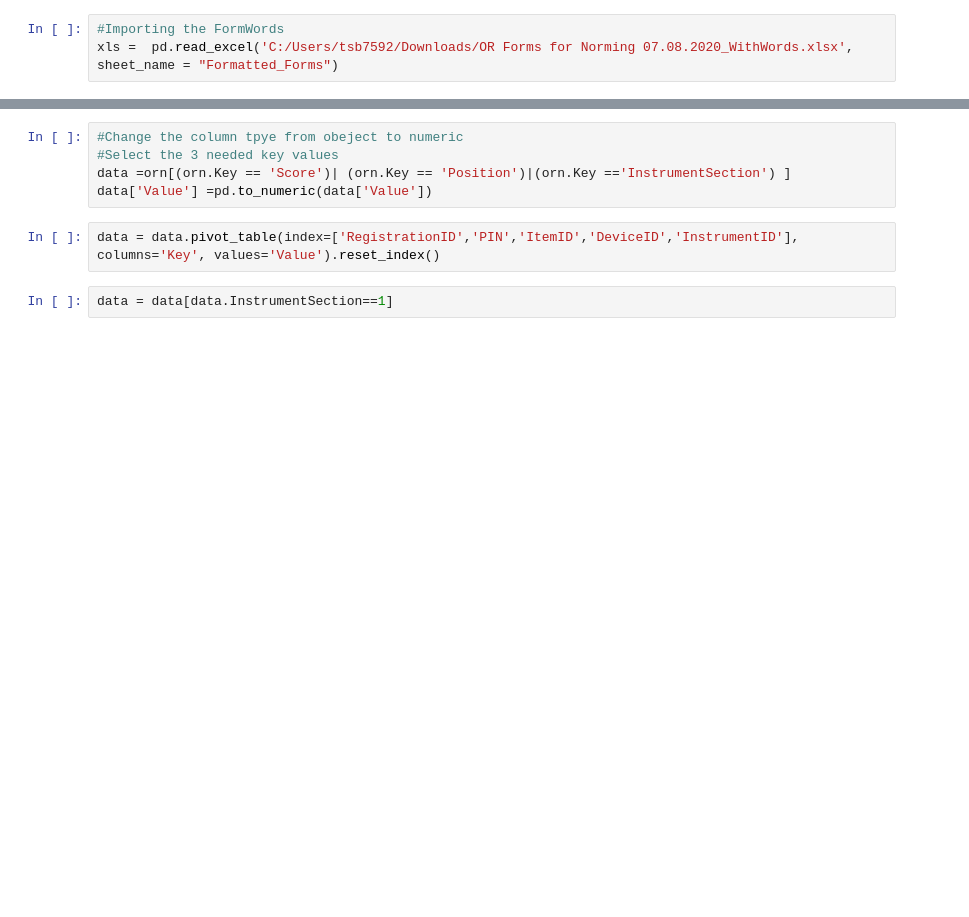
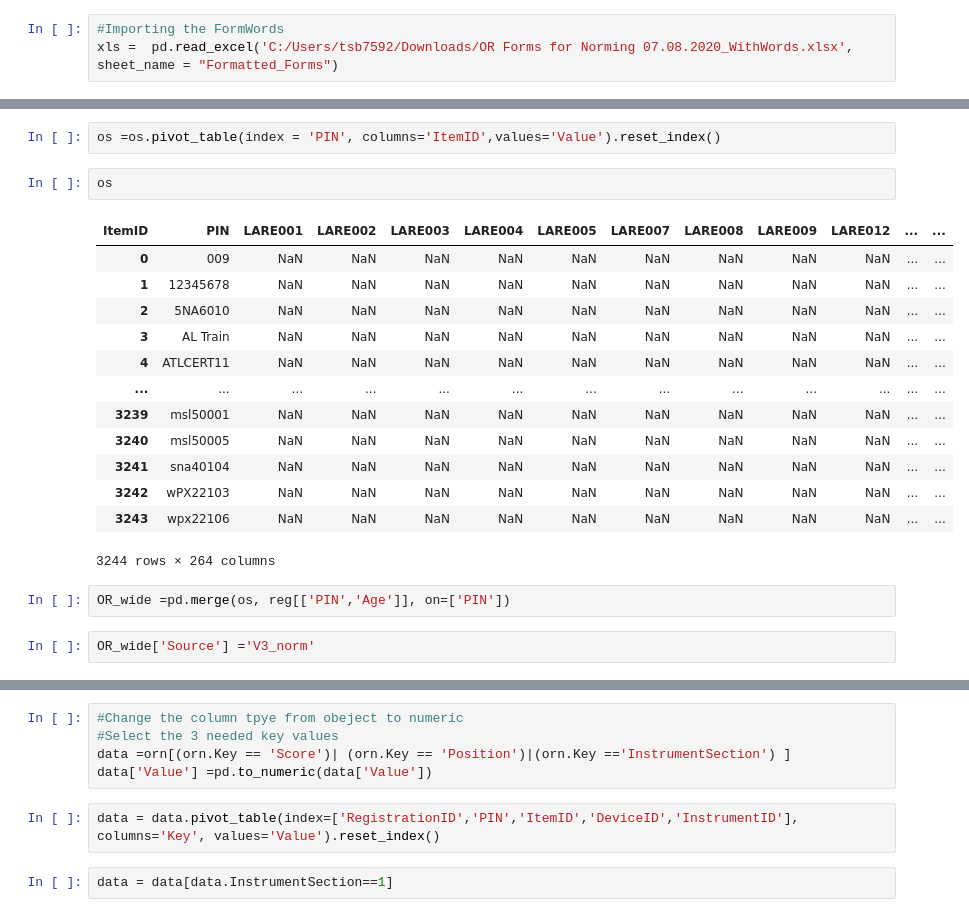
Before and after one commit to tianchu-shu/NWMSS, a Jupyter notebook: NIHTB_Norming/OR_norm.ipynb, the cells around one changed output, grey strips where cells are left out. Drawn from its saved outputs; the diff is of its cells as text; blank space fills up the shorter version.

```diff
--- a/NIHTB_Norming/OR_norm.ipynb
+++ b/NIHTB_Norming/OR_norm.ipynb
@@ -135 +177,23 @@ xls =  pd.read_excel('C:/Users/tsb7592/Downloads/OR Forms for Norming 07.08.2020
+# %%
+os =os.pivot_table(index = 'PIN', columns='ItemID',values='Value').reset_index()
+# %%
+os
+# %% [output]
+| ItemID | PIN | LARE001 | LARE002 | LARE003 | LARE004 | LARE005 | LARE007 | LARE008 | LARE009 | LARE012 | ... | ... |
+| 0 | 009 | NaN | NaN | NaN | NaN | NaN | NaN | NaN | NaN | NaN | ... | ... |
+| 1 | 12345678 | NaN | NaN | NaN | NaN | NaN | NaN | NaN | NaN | NaN | ... | ... |
+| 2 | 5NA6010 | NaN | NaN | NaN | NaN | NaN | NaN | NaN | NaN | NaN | ... | ... |
+| 3 | AL Train | NaN | NaN | NaN | NaN | NaN | NaN | NaN | NaN | NaN | ... | ... |
+| 4 | ATLCERT11 | NaN | NaN | NaN | NaN | NaN | NaN | NaN | NaN | NaN | ... | ... |
+| ... | ... | ... | ... | ... | ... | ... | ... | ... | ... | ... | ... | ... |
+| 3239 | msl50001 | NaN | NaN | NaN | NaN | NaN | NaN | NaN | NaN | NaN | ... | ... |
+| 3240 | msl50005 | NaN | NaN | NaN | NaN | NaN | NaN | NaN | NaN | NaN | ... | ... |
+| 3241 | sna40104 | NaN | NaN | NaN | NaN | NaN | NaN | NaN | NaN | NaN | ... | ... |
+| 3242 | wPX22103 | NaN | NaN | NaN | NaN | NaN | NaN | NaN | NaN | NaN | ... | ... |
+| 3243 | wpx22106 | NaN | NaN | NaN | NaN | NaN | NaN | NaN | NaN | NaN | ... | ... |
+3244 rows × 264 columns
+# %%
+OR_wide =pd.merge(os, reg[['PIN','Age']], on=['PIN'])
+# %%
+OR_wide['Source'] ='V3_norm'
 # %%
```
Also changed, not shown: parts of 25 cells of this notebook.
